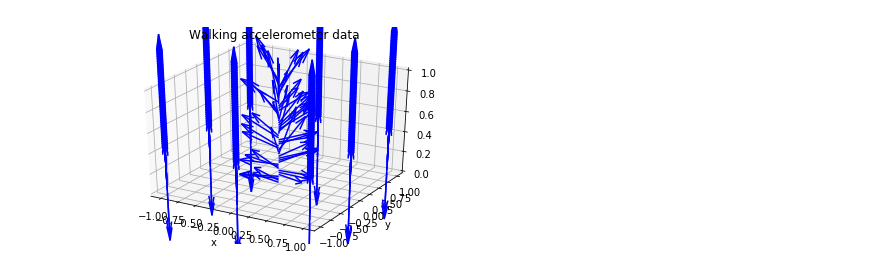
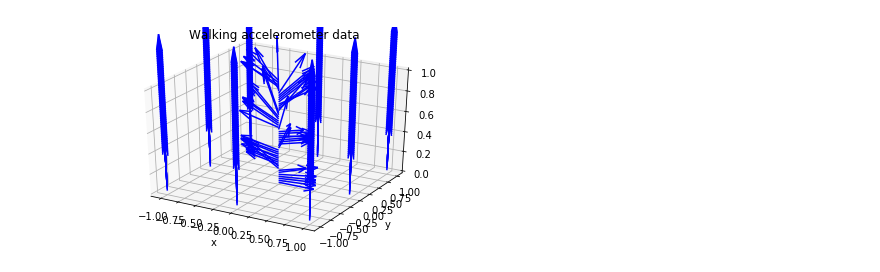
Before and after one commit to uTensor/ADL_demo, a Jupyter notebook: Visualize.ipynb, the cells around one changed output. Drawn from its saved outputs; the diff is of its cells as text; code cells hidden in the pictures.

```diff
--- a/Visualize.ipynb
+++ b/Visualize.ipynb
@@ -19,8 +19,8 @@ def normalData(_data):
 # %%
 #%ls HMP_Dataset/Walk/
 def parseAdlTxt(file):
-    s = "HMP_Dataset/Walk/Accelerometer-2011-03-24-09-51-07-walk-f1.txt"
-    data = np.genfromtxt(s, dtype=np.float32, delimiter=" ")
+    #s = "HMP_Dataset/Walk/Accelerometer-2011-03-24-09-51-07-walk-f1.txt"
+    data = np.genfromtxt(file, dtype=np.float32, delimiter=" ")
     #normalize data here
     return data
 # %%
@@ -33,24 +33,28 @@ def getRecordsFromTxt(folderPath):
         for name in files:
             data = normalData(parseAdlTxt(os.path.join(root, name)))
 
-            if(prev_shape != None and prev_shape != data.shape):
-                print("Error: data sample length not uniform")
-                exit(-1)
-            else:
-                prev_shape = data.shape
+#             if(prev_shape != None and prev_shape != data.shape):
+#                 print("Error: data sample length not uniform ", data.shape)
+#                 exit(-1)
+#             else:
+#                 prev_shape = data.shape
 
             records.append(data)
             #print(name, data.shape)
     return records
 # %%
-plot_start_samples = 150
+plot_start_samples = 250
 plot_end_samples = 300
 filter_window = 5
 display_sample = 50
 
 
 records = getRecordsFromTxt("HMP_Dataset/Walk/")
-data = records[1]
+
+# for r in records:
+#     print(r[20,:])
+
+data = records[6]
 data = data[plot_start_samples:plot_end_samples] #crop
 
 x = np.linspace(-1,1,3)
@@ -71,31 +75,31 @@ by = by - np.mean(by)
 bz = bz - np.mean(bz)
 
 bx = sp.signal.medfilt(bx,filter_window)
 by = sp.signal.medfilt(by,filter_window)
 bz = sp.signal.medfilt(bz,filter_window)
 
 bx = sp.signal.resample(bx, display_sample)
 by = sp.signal.resample(by, display_sample)
 bz = sp.signal.resample(bz, display_sample)
 
 #normalize sample-z for plotting
 z_min = np.min(bz)
 z_max = np.max(bz)
 z_norm_factor = 1 / (z_max - z_min) / 4
 
 u = np.zeros([3,3, display_sample])
 v = np.zeros([3,3, display_sample])
 
 u[1,1,:] = bx
 v[1,1,:] = by
 bz = (bz * z_norm_factor) + z
 #bz = 0
 
 ax.quiver(x,y,z,u,v,bz,color='b',length=0.5,normalize=True)
 plt.title('Walking accelerometer data')
 plt.xlabel('x')
 plt.ylabel('y')
 
 plt.show()
 # %% [output]
-[figure, old version]
+[figure, new version]
```
